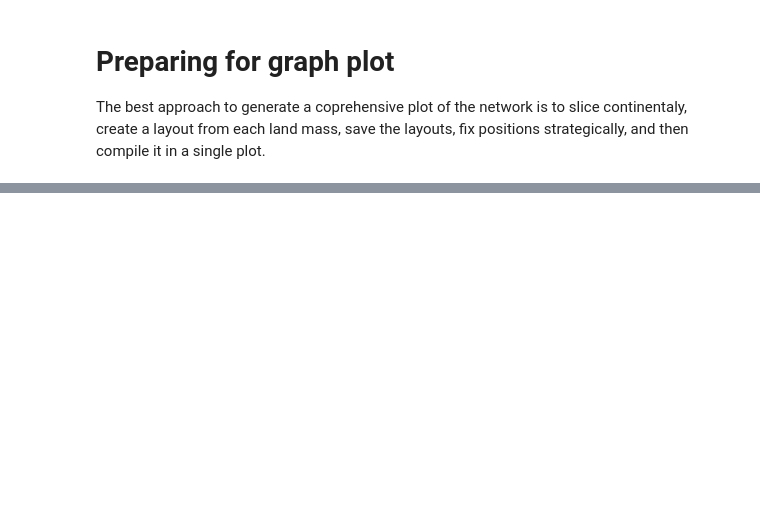
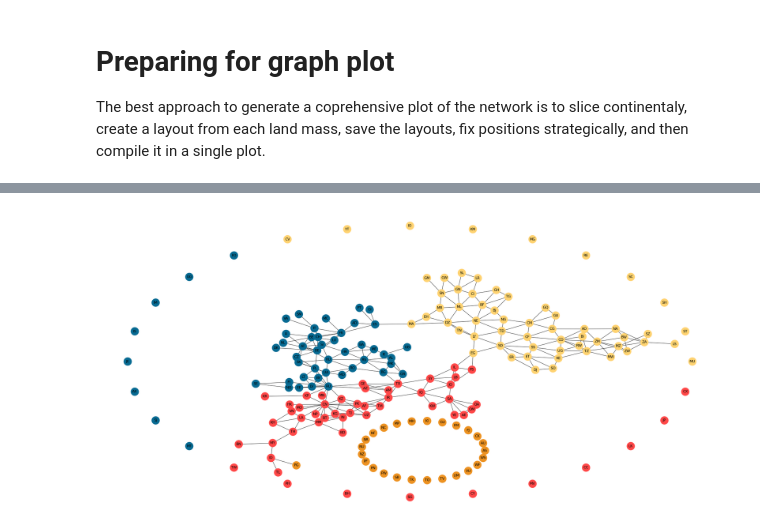
Before and after one commit to maikelps/TheWorldAsAGraph, a Jupyter notebook: World_graph.ipynb, the cells around one changed output, grey strips where cells are left out. Cells and saved outputs as stored; diff of their text form; code cells hidden in the pictures; blank space fills up the shorter version.

```diff
--- a/World_graph.ipynb
+++ b/World_graph.ipynb
@@ -164,0 +183,48 @@ pos['HT']
+# %%
+# Identify nodes with no edges (degree 0)
+isolated_nodes = [node for node, degree in LMGR.degree() if degree == 0]
+
+
+# Custom order
+order = ['Africa', 'Europe', 'Asia', 'Oceania']
+
+ordered_isolated_nodes = (
+                        dfbord
+                            .loc[isolated_nodes]
+                            .pipe( lambda _df: _df.assign( continent = pd.Categorical(_df['continent'], categories=order, ordered=True) ))
+                            .sort_values(by='continent')
+                        )
+
+oceania_isolated = dfbord.loc[isolated_nodes].query("continent == 'Oceania'").index.to_list()
+others_isolated = ordered_isolated_nodes.loc[~ordered_isolated_nodes.index.isin(oceania_isolated)].index.to_list()
+# %%
+# Compute the layout for nodes with edges
+LM_pos = nx.kamada_kawai_layout(LMGR.subgraph([node for node in LMGR if node not in isolated_nodes]), scale=300)
+#LM_pos = nx.spring_layout(LMGR.subgraph([node for node in LMGR if node not in isolated_nodes]), k=1)
+#nx.spring_layout(GR, k=0.09)
+
+# Plotting not Oceania nodes
+LM_pos = circular_layout_isolated_nodes(LM_pos, others_isolated, radius=320)
+
+# Plotting Oceania nodes
+LM_pos = circular_layout_isolated_nodes(LM_pos, oceania_isolated, radius=70, horz_offset=-15, vert_offset=210)
+
+# Getting propper color mapping
+COLORS = [ color_mapping[continents.loc[nodes, 'continent']] for nodes in list(LMGR.nodes)]
+
+# Cosmetic fix
+LM_pos['PG'][0] += 60
+
+plt.figure(figsize=(25,12))
+
+# Draw nodes
+nx.draw_networkx_nodes(LMGR, LM_pos, node_size=300, node_color=COLORS, alpha=1)
+# Draw edges
+nx.draw_networkx_edges(LMGR, LM_pos, width=0.7, alpha=0.9)
+# Draw node labels
+nx.draw_networkx_labels(LMGR, LM_pos, labels={node: node for node in vrtxs}, font_size=8)
+
+sns.despine(top=True, right=True, left=True, bottom=True)
+plt.show()
+# %% [output]
+[figure, added]
```
Also changed, not shown: parts of 12 cells of this notebook.
